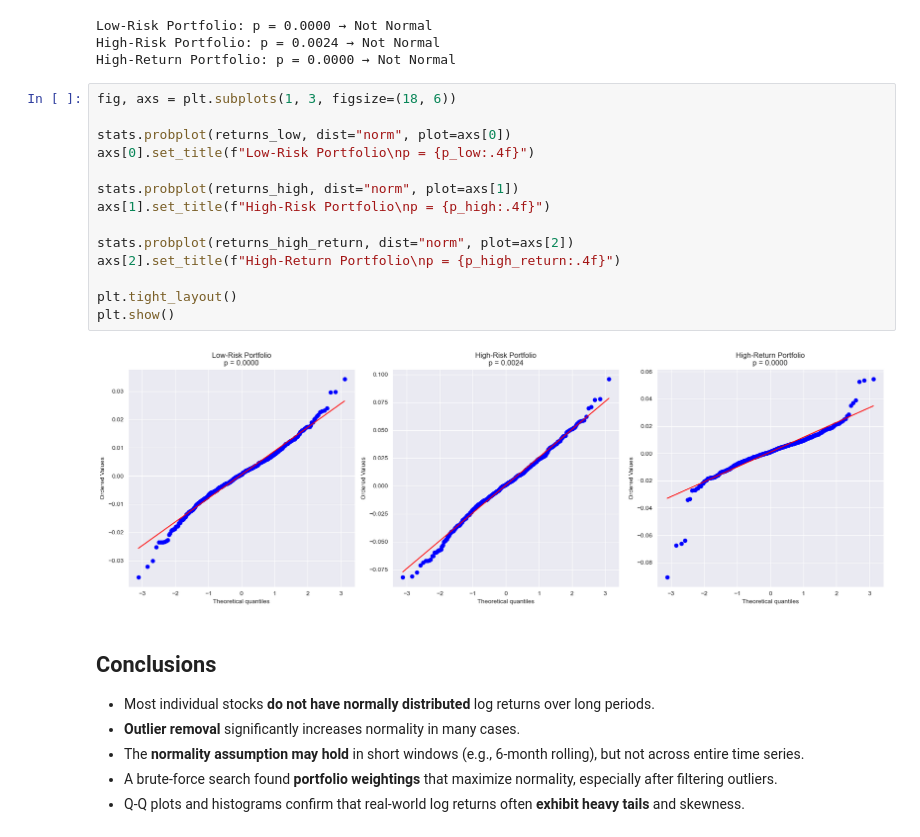
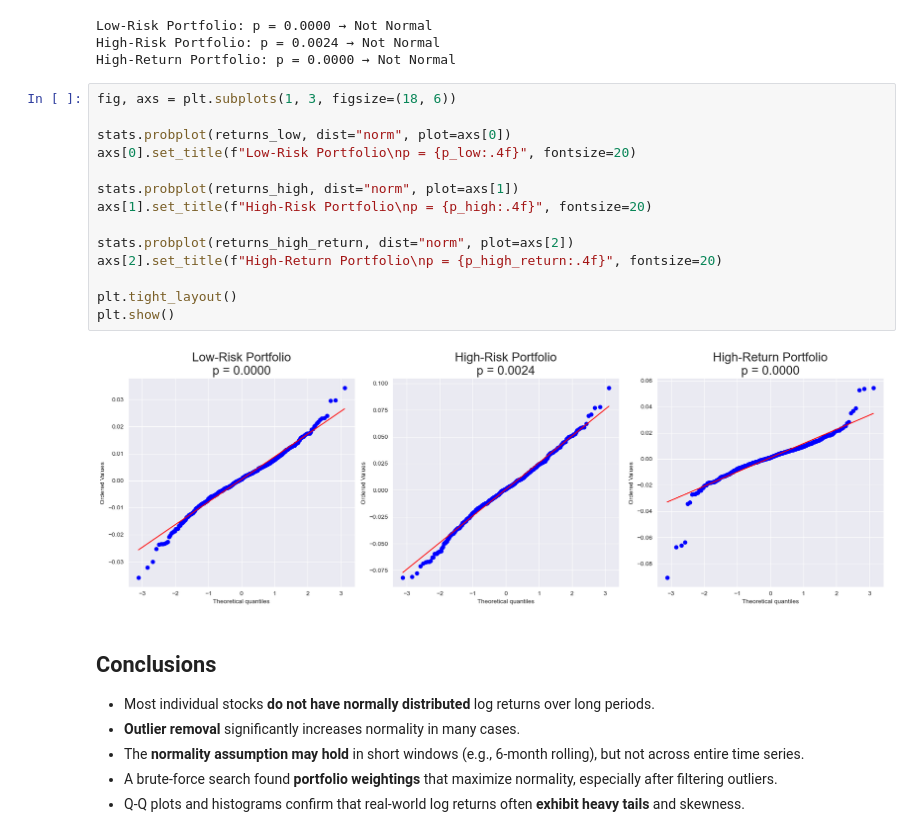
Before and after one commit to debanjan-cosmo/Quant_Finance_Erdos_Summer_2025, a Jupyter notebook: Mini_Projects/02_Log_Return_Normality_Investigation.ipynb, the cells around one changed output. Cells and saved outputs as stored; diff of their text form.

```diff
--- a/Mini_Projects/02_Log_Return_Normality_Investigation.ipynb
+++ b/Mini_Projects/02_Log_Return_Normality_Investigation.ipynb
@@ -300,19 +208,19 @@ High-Return Portfolio: p = 0.0000 → Not Normal
 # %%
 fig, axs = plt.subplots(1, 3, figsize=(18, 6))
 
 stats.probplot(returns_low, dist="norm", plot=axs[0])
-axs[0].set_title(f"Low-Risk Portfolio\np = {p_low:.4f}")
+axs[0].set_title(f"Low-Risk Portfolio\np = {p_low:.4f}", fontsize=20)
 
 stats.probplot(returns_high, dist="norm", plot=axs[1])
-axs[1].set_title(f"High-Risk Portfolio\np = {p_high:.4f}")
+axs[1].set_title(f"High-Risk Portfolio\np = {p_high:.4f}", fontsize=20)
 
 stats.probplot(returns_high_return, dist="norm", plot=axs[2])
-axs[2].set_title(f"High-Return Portfolio\np = {p_high_return:.4f}")
+axs[2].set_title(f"High-Return Portfolio\np = {p_high_return:.4f}", fontsize=20)
 
 plt.tight_layout()
 plt.show()
 # %% [output]
-[figure, old version]
+[figure, new version]
 # %% [markdown]
 ## Conclusions
 
```
Also changed, not shown: parts of 6 cells of this notebook, 9 other files.
